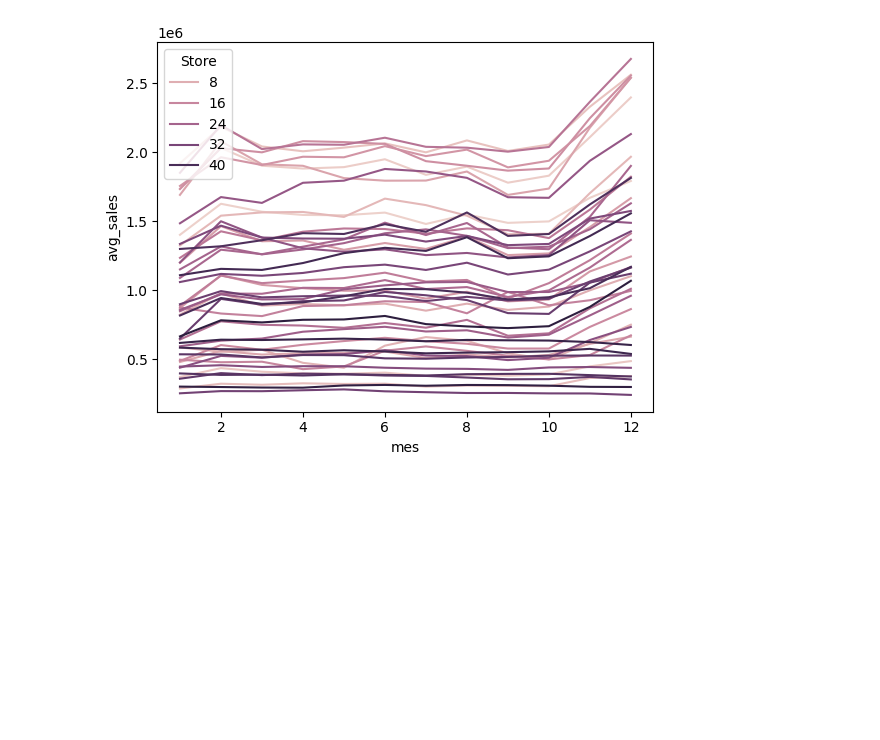
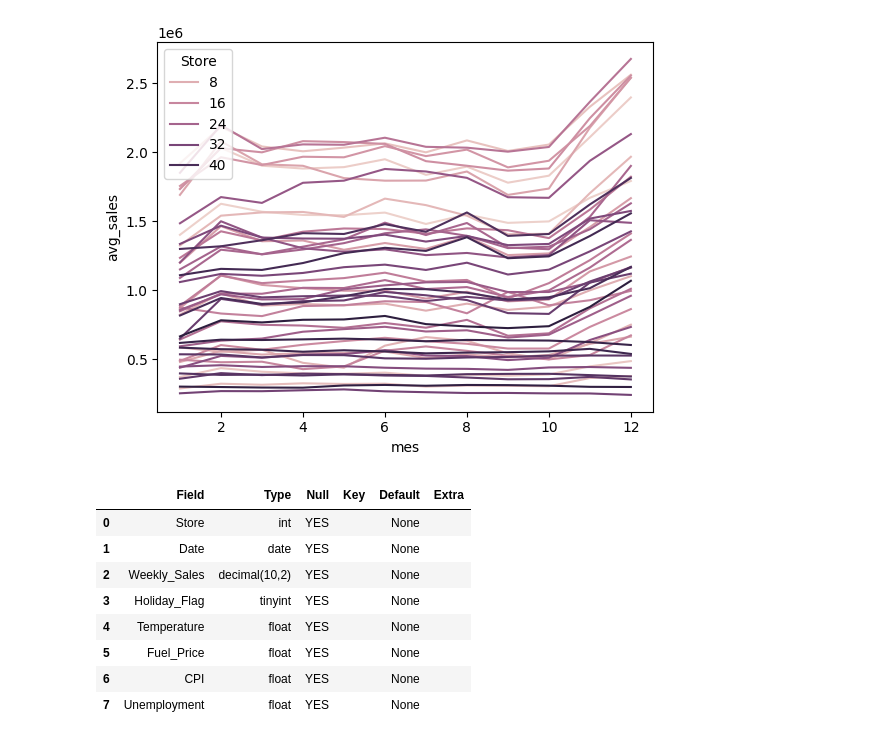
Before and after one commit to fernk01/sql_walmart, a Jupyter notebook: walmart.ipynb, the cells around one changed output. Cells and saved outputs as stored; diff of their text form; code cells hidden in the pictures; blank space fills up the shorter version.

```diff
--- a/walmart.ipynb
+++ b/walmart.ipynb
@@ -92,0 +106,12 @@ sns.lineplot(data=df, x='mes', y='avg_sales', hue='Store')
+# %%
+pd.read_sql("DESCRIBE sales", con=engine)
+# %% [output]
+|  | Field | Type | Null | Key | Default | Extra |
+| 0 | Store | int | YES |  | None |  |
+| 1 | Date | date | YES |  | None |  |
+| 2 | Weekly_Sales | decimal(10,2) | YES |  | None |  |
+| 3 | Holiday_Flag | tinyint | YES |  | None |  |
+| 4 | Temperature | float | YES |  | None |  |
+| 5 | Fuel_Price | float | YES |  | None |  |
+| 6 | CPI | float | YES |  | None |  |
+| 7 | Unemployment | float | YES |  | None |  |
```
Also changed, not shown: parts of 18 cells of this notebook, 1 other file.
